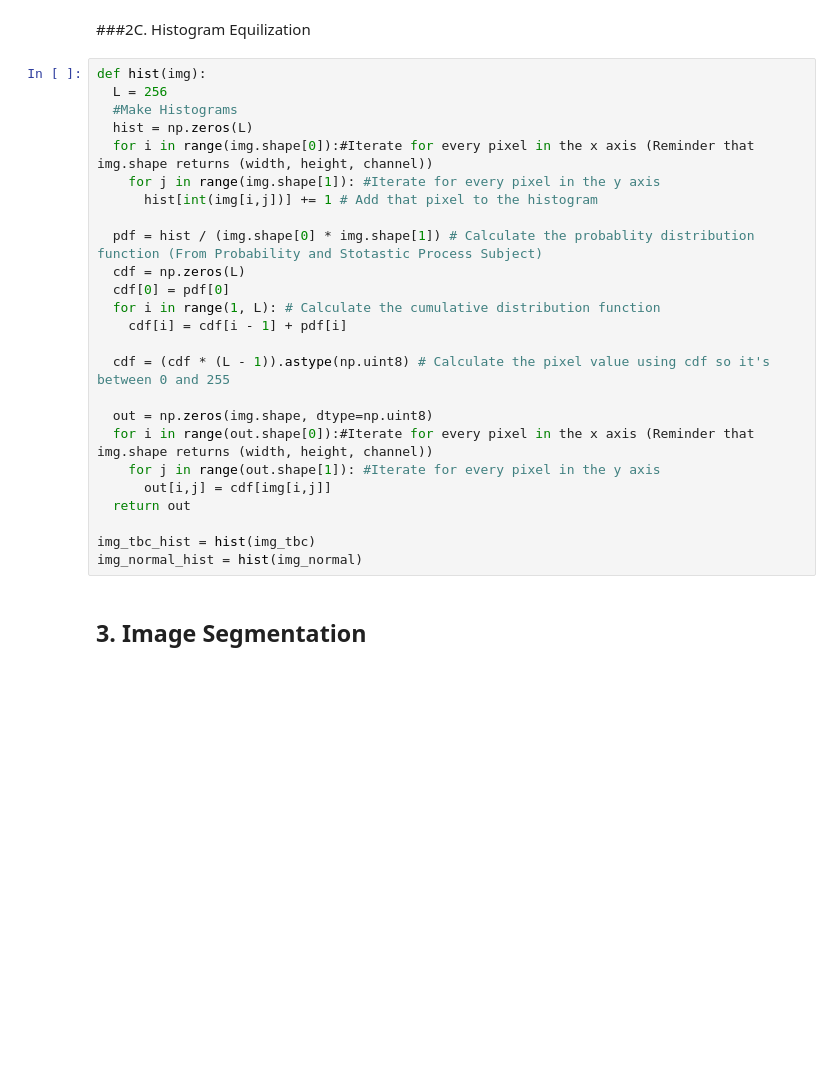
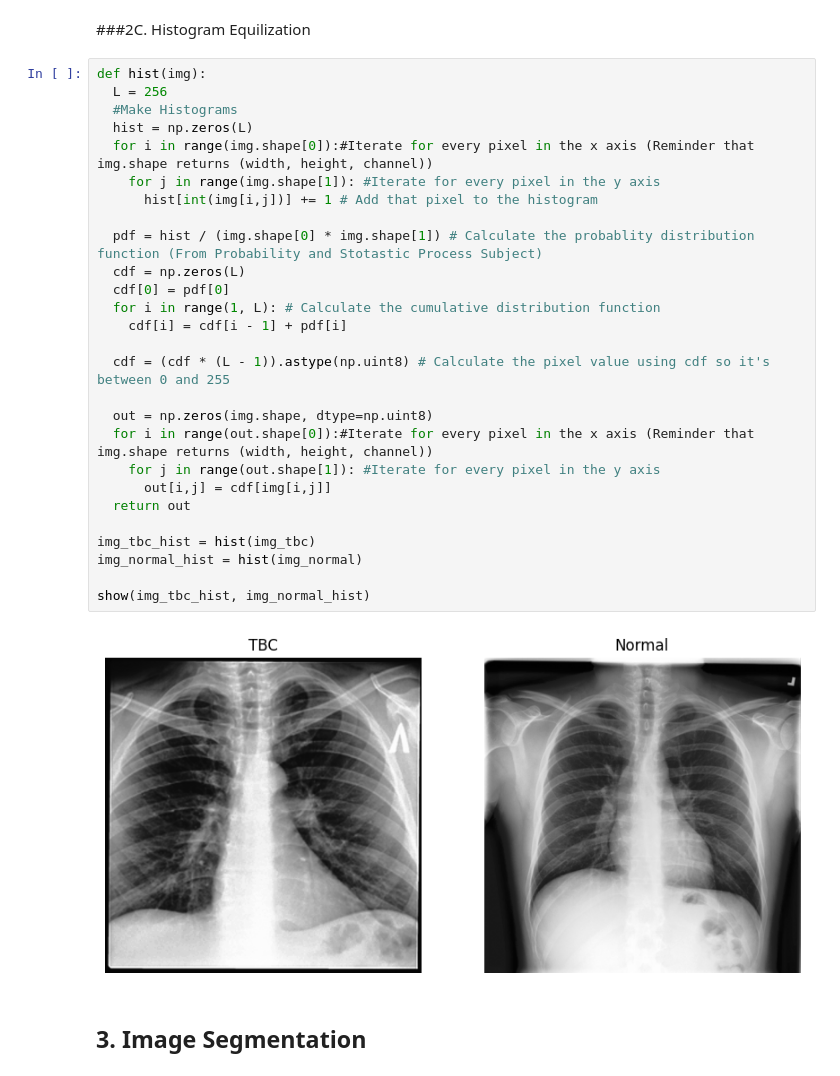
Before and after one commit to Plumz17/PCD_FinalProject, a Jupyter notebook: PCD_FinalProject.ipynb, the cells around one changed output. Saved outputs shown, nothing was run; the diff lists cells and outputs as text; blank space fills up the shorter version.

```diff
--- a/PCD_FinalProject.ipynb
+++ b/PCD_FinalProject.ipynb
@@ -82,28 +75,32 @@ show(img_normal, img_tbc)
 # %%
 def hist(img):
   L = 256
   #Make Histograms
   hist = np.zeros(L)
   for i in range(img.shape[0]):#Iterate for every pixel in the x axis (Reminder that img.shape returns (width, height, channel))
     for j in range(img.shape[1]): #Iterate for every pixel in the y axis
       hist[int(img[i,j])] += 1 # Add that pixel to the histogram
 
   pdf = hist / (img.shape[0] * img.shape[1]) # Calculate the probablity distribution function (From Probability and Stotastic Process Subject)
   cdf = np.zeros(L)
   cdf[0] = pdf[0]
   for i in range(1, L): # Calculate the cumulative distribution function
     cdf[i] = cdf[i - 1] + pdf[i]
 
   cdf = (cdf * (L - 1)).astype(np.uint8) # Calculate the pixel value using cdf so it's between 0 and 255
 
   out = np.zeros(img.shape, dtype=np.uint8)
   for i in range(out.shape[0]):#Iterate for every pixel in the x axis (Reminder that img.shape returns (width, height, channel))
     for j in range(out.shape[1]): #Iterate for every pixel in the y axis
       out[i,j] = cdf[img[i,j]]
   return out
 
 img_tbc_hist = hist(img_tbc)
 img_normal_hist = hist(img_normal)
+
+show(img_tbc_hist, img_normal_hist)
+# %% [output]
+[figure, added]
 # %% [markdown]
 ## 3. Image Segmentation
 # %%
```
Also changed, not shown: parts of 13 cells of this notebook.
